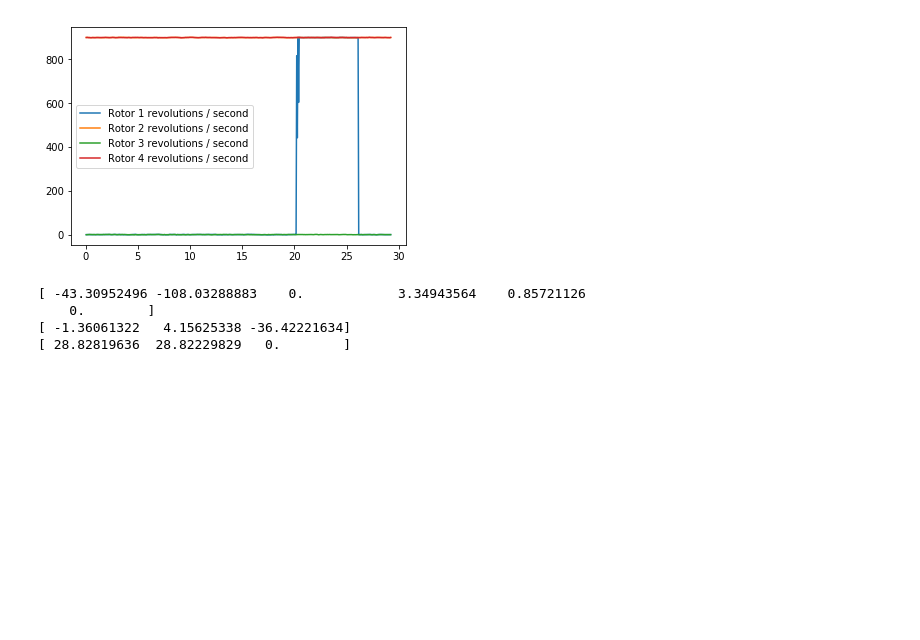
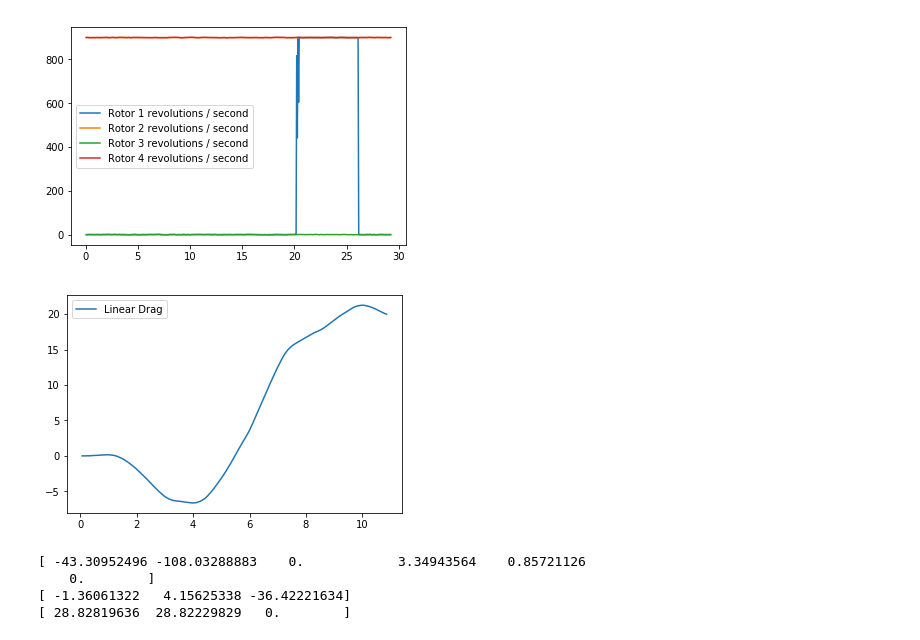
Before and after one commit to ezhilvendhan/RL-Quadcopter-2, a Jupyter notebook: Quadcopter_Project.ipynb, the cells around one changed output. Cells and saved outputs as stored; diff of their text form; code cells hidden in the pictures; blank space fills up the shorter version.

```diff
--- a/Quadcopter_Project.ipynb
+++ b/Quadcopter_Project.ipynb
@@ -334,6 +392,15 @@ plt.legend()
 _ = plt.ylim()
 # %% [output]
 [figure]
+# %%
+import matplotlib.pyplot as plt
+%matplotlib inline
+ddpg_results = all_results[1]
+plt.plot(ddpg_results['time'], ddpg_results['l_drag'], label='Linear Drag')
+plt.legend()
+_ = plt.ylim()
+# %% [output]
+[figure, added]
 # %%
 # the pose, velocity, and angular velocity of the quadcopter at the end of the episode
 print(task.sim.pose)
```
Also changed, not shown: parts of 5 cells of this notebook, 1 other file.
